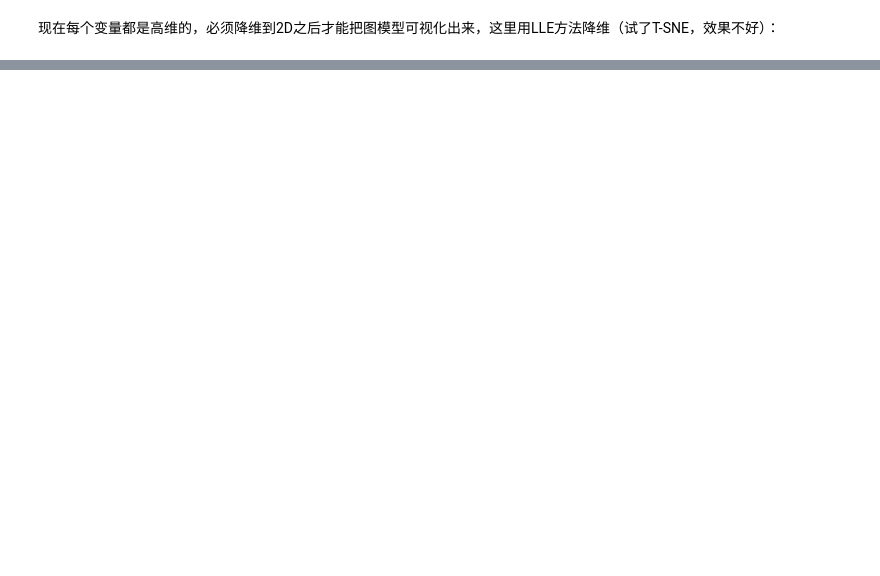
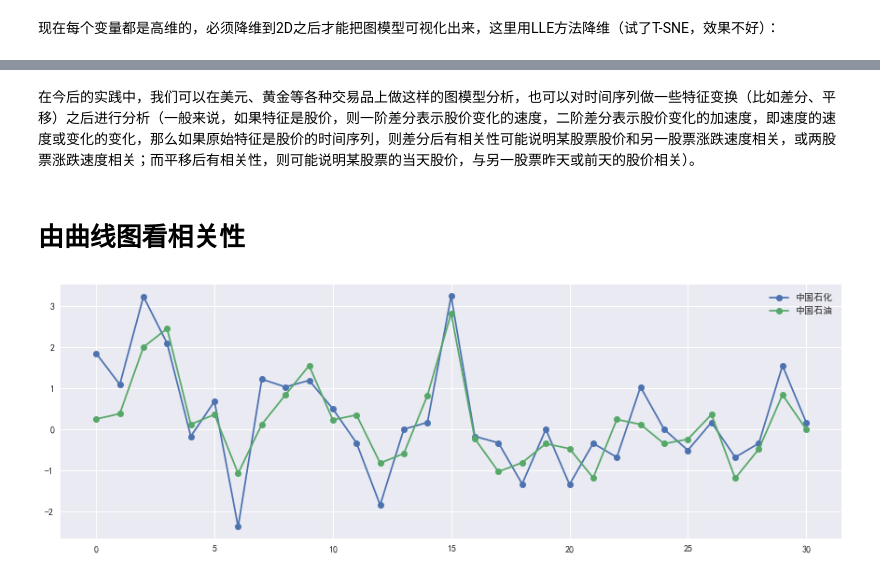
Before and after one commit to loveisp/stock_pynb, a Jupyter notebook: 上证50成份股的图模型分析.ipynb, the cells around one changed output, grey strips where cells are left out. Saved outputs shown, nothing was run; the diff lists cells and outputs as text; code cells hidden in the pictures; blank space fills up the shorter version.

```diff
--- a/上证50成份股的图模型分析.ipynb
+++ b/上证50成份股的图模型分析.ipynb
@@ -177,0 +192,18 @@ plt.show()
+# %% [markdown]
+在今后的实践中，我们可以在美元、黄金等各种交易品上做这样的图模型分析，也可以对时间序列做一些特征变换（比如差分、平移）之后进行分析（一般来说，如果特征是股价，则一阶差分表示股价变化的速度，二阶差分表示股价变化的加速度，即速度的速度或变化的变化，那么如果原始特征是股价的时间序列，则差分后有相关性可能说明某股票股价和另一股票涨跌速度相关，或两股票涨跌速度相关；而平移后有相关性，则可能说明某股票的当天股价，与另一股票昨天或前天的股价相关）。
+# %% [markdown]
+# 由曲线图看相关性
+# %%
+def get_stock_by_name(name):
+    return df.loc[sz50[sz50.name==name].code.values[0]]
+# %%
+fig, ax = plt.subplots(1, 1, figsize=(15, 5))
+name = '中国石化'
+stock = get_stock_by_name(name)
+plt.plot(range(len(stock)), stock.values, 'o-', label=name)
+name = '中国石油'
+stock = get_stock_by_name(name)
+plt.plot(range(len(stock)), stock.values, 'o-', label=name)
+plt.legend();
+# %% [output]
+[figure, added]
```
Also changed, not shown: parts of 26 cells of this notebook.
